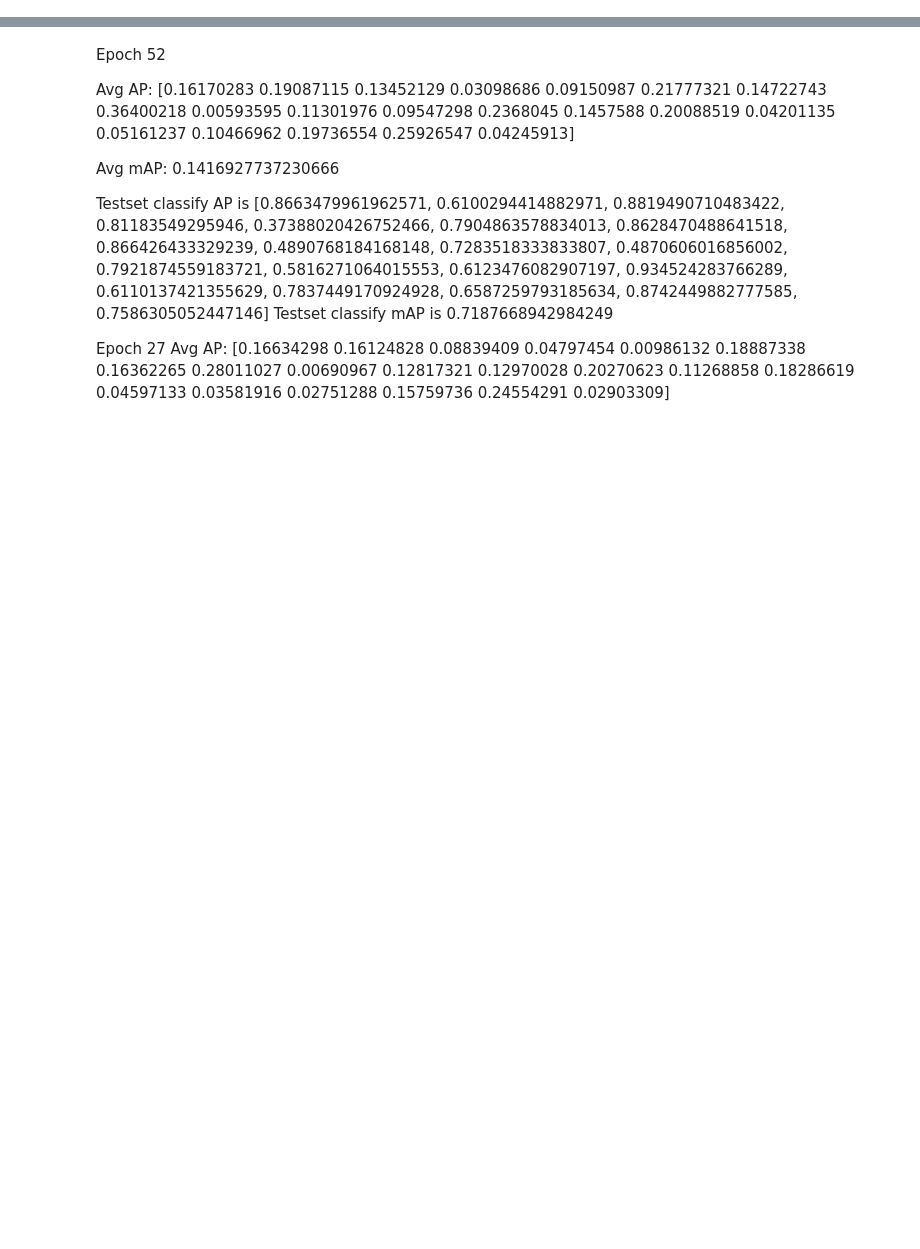
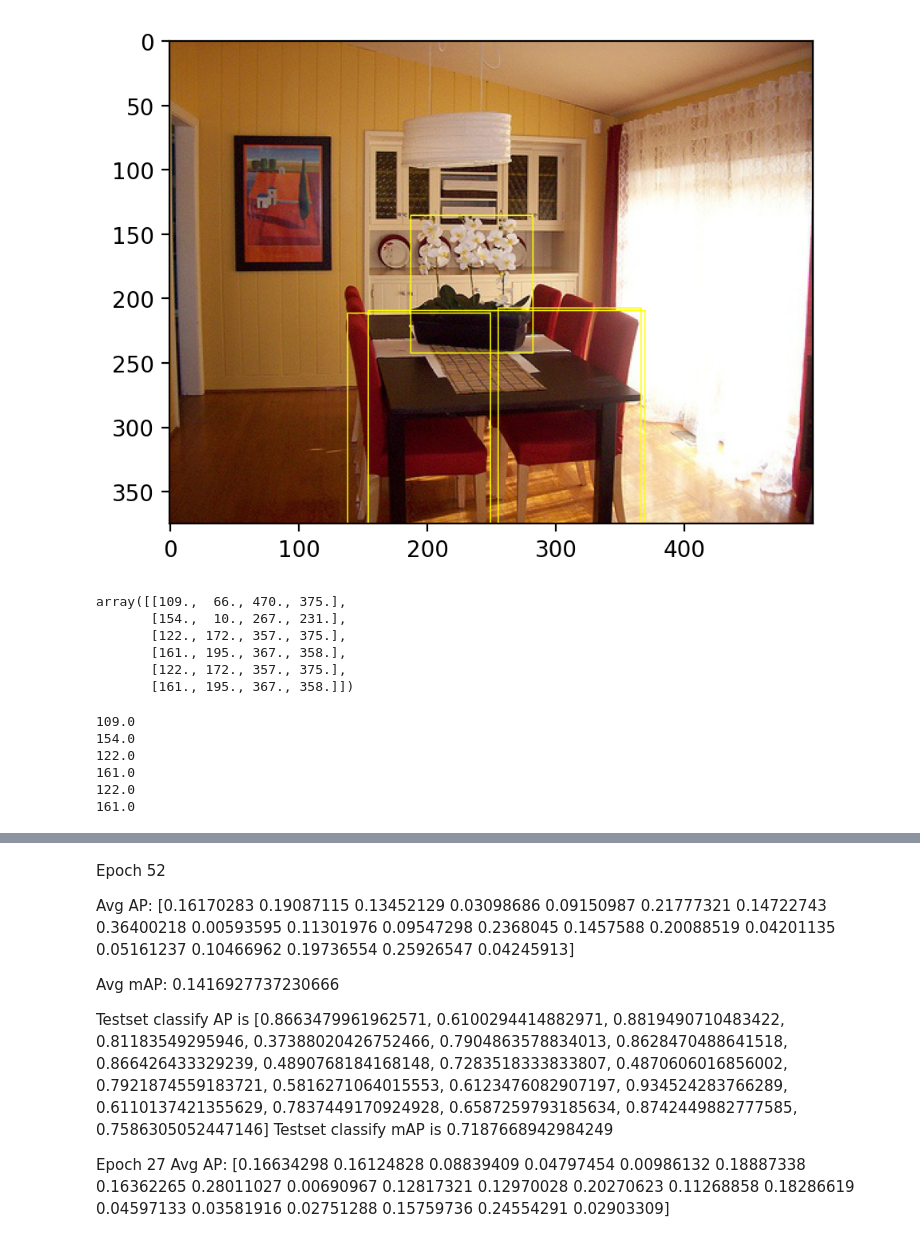
Before and after one commit to Muxv/OICR-pytorch, a Jupyter notebook: src/validate.ipynb, the cells around one changed output, grey strips where cells are left out. Drawn from its saved outputs; the diff is of its cells as text; code cells hidden in the pictures; blank space fills up the shorter version.

```diff
--- a/src/validate.ipynb
+++ b/src/validate.ipynb
@@ -128,0 +244,23 @@ Testset classify mAP is 0.7075937004245463
+# %%
+draw_box(p, gt_box)
+# %% [output]
+[figure, added]
+# %%
+np.array(confident_boxes)
+# %% [output]
+array([[109.,  66., 470., 375.],
+       [154.,  10., 267., 231.],
+       [122., 172., 357., 375.],
+       [161., 195., 367., 358.],
+       [122., 172., 357., 375.],
+       [161., 195., 367., 358.]])
+# %%
+for box in confident_boxes:
+    print(box[0])
+# %% [output]
+109.0
+154.0
+122.0
+161.0
+122.0
+161.0
```
Also changed, not shown: parts of 21 cells of this notebook, 20 other files.
